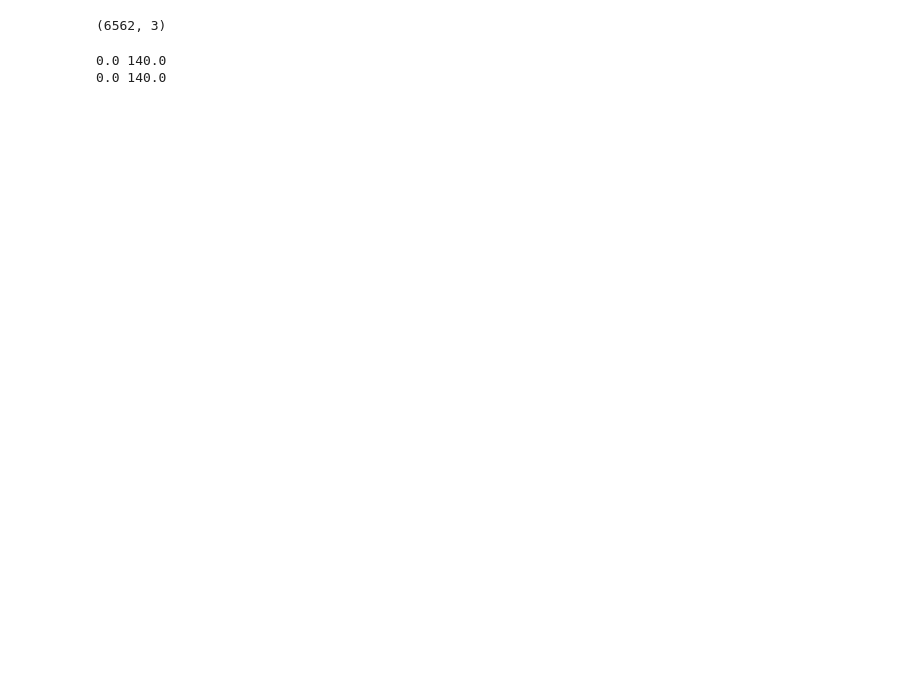
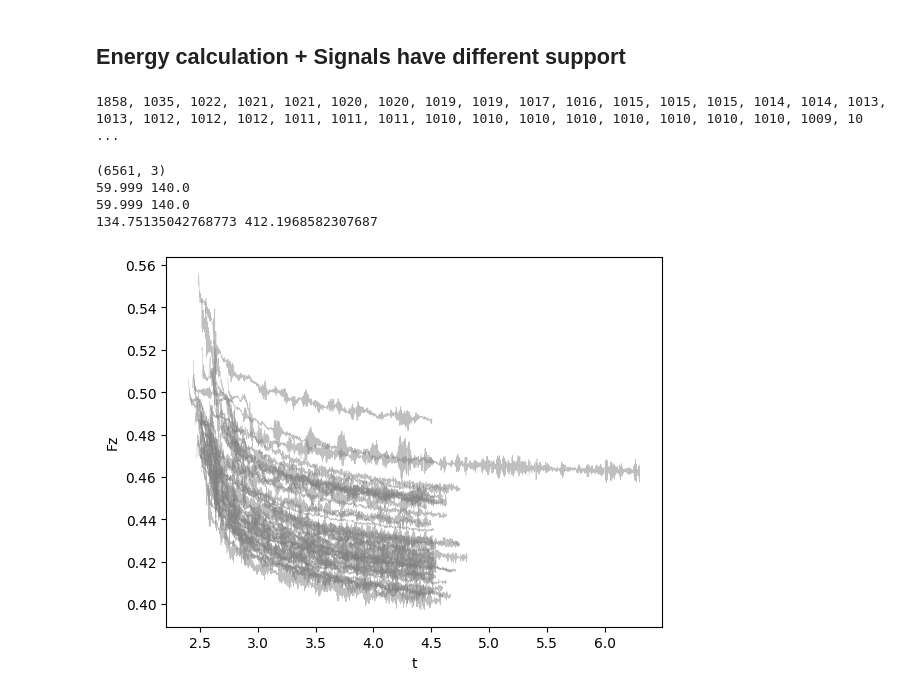
Before and after one commit to ivanbrillo/ArtificialTouch, a Jupyter notebook: EnergyPlot.ipynb, the cells around one changed output. Drawn from its saved outputs; the diff is of its cells as text; code cells hidden in the pictures; blank space fills up the shorter version.

Commit message:
plot visualization and bug fixes

```diff
--- a/EnergyPlot.ipynb
+++ b/EnergyPlot.ipynb
@@ -0,0 +1,5 @@
+# %%
+from DataParser import get_df_list
+
+# df's containing only the signals captured when the machine is touching
+df_list = get_df_list()
@@ -1,36 +40,65 @@
+# %% [markdown]
+## Energy calculation + Signals have different support
+# %%
+sorted_dfs = sorted(df_list, key=len, reverse=True)
+print(", ".join(str(len(df)) for df in sorted_dfs[:100]))  # print number of points in the longest 100 signals
+# %% [output]
+1858, 1035, 1022, 1021, 1021, 1020, 1020, 1019, 1019, 1017, 1016, 1015, 1015, 1015, 1014, 1014, 1013, 1013, 1012, 1012, 1012, 1011, 1011, 1011, 1010, 1010, 1010, 1010, 1010, 1010, 1010, 1010, 1009, 10 ...
 # %%
 import numpy as np
-import pandas as pd
-import glob
+
+df_max_energy = (0, None)  # (energy, df_max_energy)
 
 
 def calculate_energy(df):
-    touching_rows = df[df['isTouching_SMAC'] == 1]
-    # Energy is the sum of squared values
-    energy = np.sum(touching_rows['Fz'] ** 2)
+    global df_max_energy
+    energy = np.sum(df['Fz'] ** 2)
+
+    if energy > df_max_energy[0]:
+        df_max_energy = (energy, df)
+
     x = df['posx'].iloc[0]
     y = df['posy'].iloc[0]
     return x, y, energy
 
 
-# Get list of all CSV files
-csv_files = glob.glob('Dataset/20250205_082609_HIST_006_CPXE_*.csv')
-
-# Calculate energy for each file
+# Calculate energy for each df
 energies = []
-for file in csv_files:
-    df = pd.read_csv(file)
-    x, y, energy = calculate_energy(df)
-    energies.append((x, y, energy))
+for df in df_list:
+    result = calculate_energy(df)
+    energies.append(result)
 
 # Convert to numpy array
 energies = np.array(energies)
 print(energies.shape)
+print(energies[:, 0].min(), energies[:, 0].max())  # x bounds
+print(energies[:, 1].min(), energies[:, 1].max())  # y bounds
+print(energies[:, 2].min(), energies[:, 2].max())  # energy bounds
 # %% [output]
-(6562, 3)
+(6561, 3)
+59.999 140.0
+59.999 140.0
+134.75135042768773 412.1968582307687
-# %%
-print(energies[:, 0].min(), energies[:, 0].max())  # x bounds
-print(energies[:, 1].min(), energies[:, 1].max())  # y bounds
-# %% [output]
-0.0 140.0
-0.0 140.0
+# %%
+import random
+import matplotlib.pyplot as plt
+
+# Randomly select 40 DataFrames from df_list and add the max Energy df
+sampled_dfs = random.sample(df_list, 40)
+sampled_dfs.append(df_max_energy[1])
+
+fig, ax = plt.subplots()
+
+for df in sampled_dfs:
+    df.plot(x='t', y='Fz',
+            color='gray',  # Set color to gray
+            alpha=0.5,  # Add some transparency
+            linewidth=0.4,  # Very thin lines
+            legend=False,  # Don't show legend for each line
+            ax=ax)  # Use the same axis
+
+plt.xlabel('t')
+plt.ylabel('Fz')
+plt.show()
+# %% [output]
+[figure, added]
```
Also changed, not shown: parts of 7 cells of this notebook, 4 other files.
